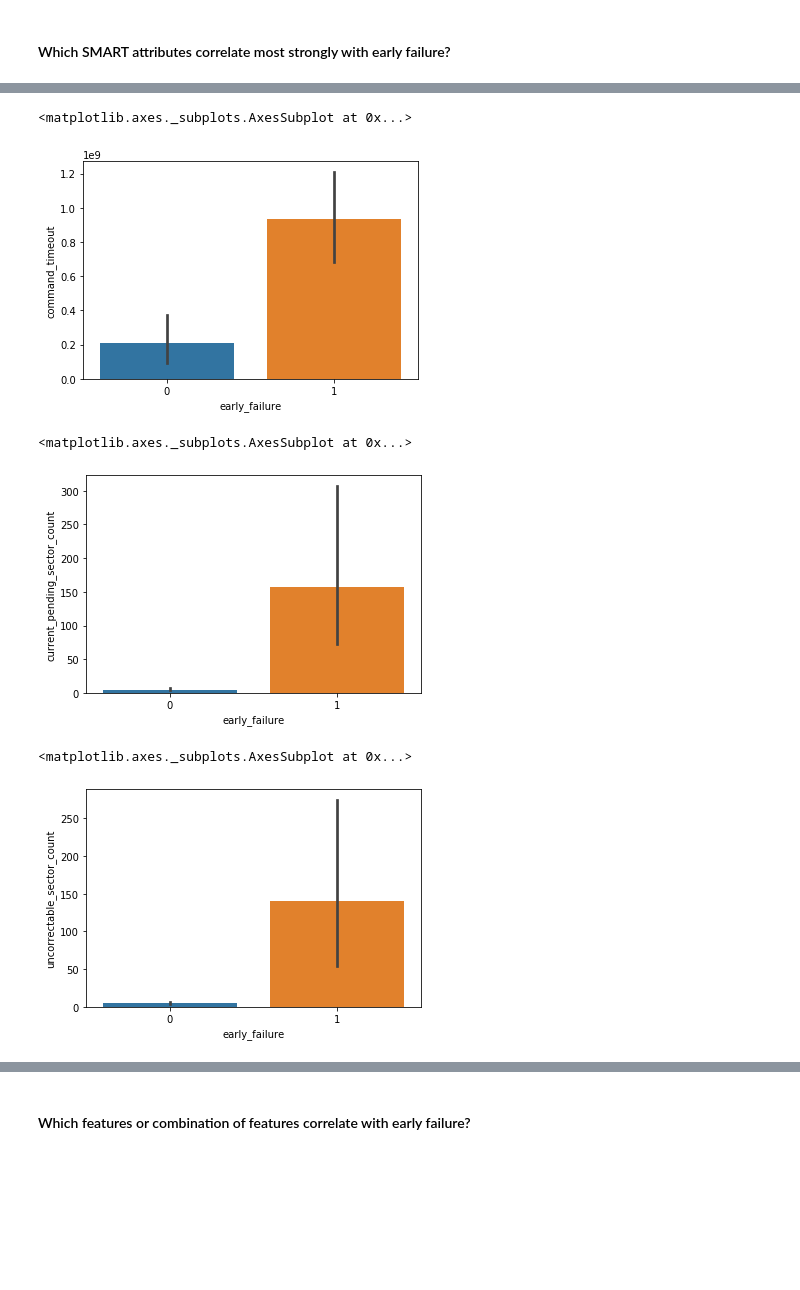
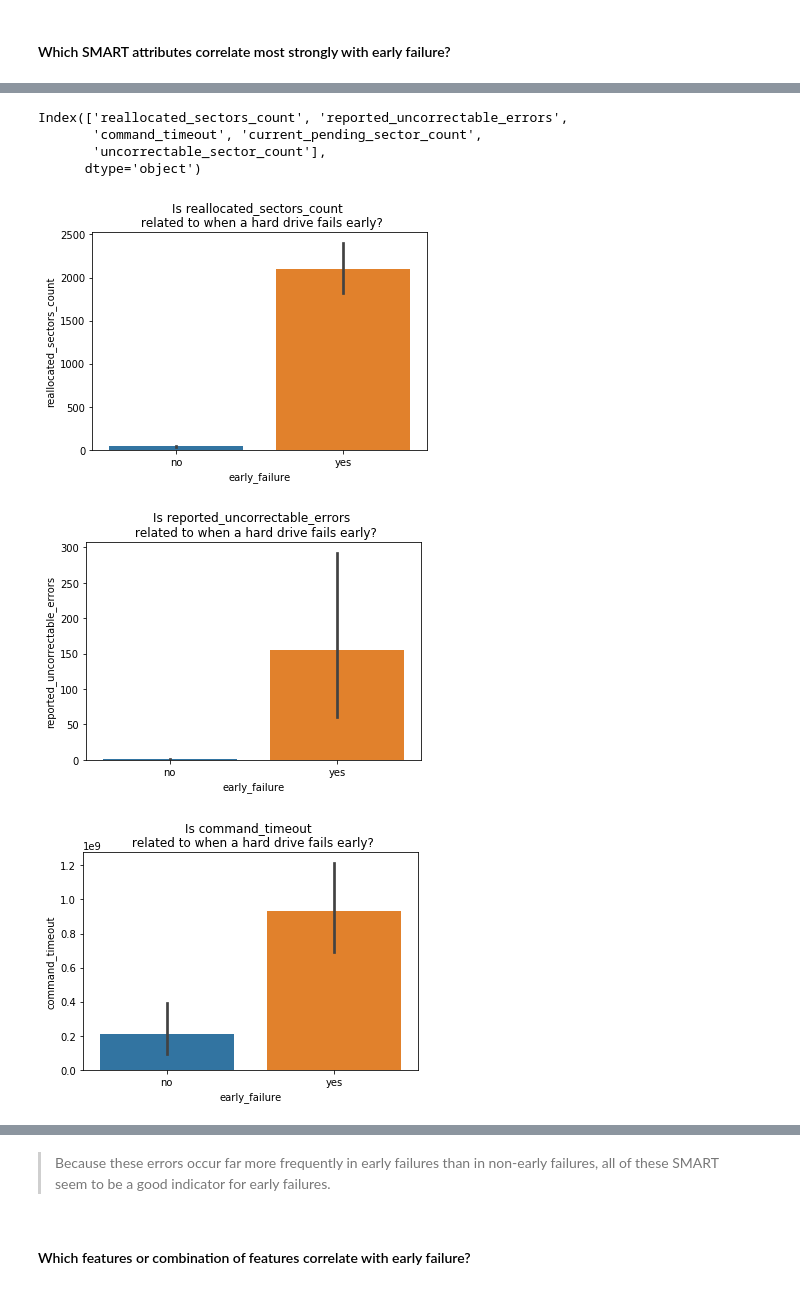
Before and after one commit to just-keep-spinning/hard-drive-project, a Jupyter notebook: hard_drive_pipeline.ipynb, the cells around one changed output, grey strips where cells are left out. Drawn from its saved outputs; the diff is of its cells as text; code cells hidden in the pictures; blank space fills up the shorter version.

```diff
--- a/hard_drive_pipeline.ipynb
+++ b/hard_drive_pipeline.ipynb
@@ -427,3 +425,2 @@ The `old_or_fail` function drops rows containing drives that have not failed and
 # %%
 df = explore.early_failure(df,1.6)
-df = prepare.old_or_fail(df,1.6)
@@ -439,3 +429,5 @@ See the caveats in the documentation: http://pandas.pydata.org/pandas-docs/stabl
+# %%
+df = explore.old_or_fail(df,1.6)
 # %%
 df.head()
 # %% [output]
@@ -462,15 +444,18 @@ sns.barplot(df.early_failure,df.reported_uncorrectable_errors)
-# %%
-sns.barplot(df.early_failure,df.command_timeout)
-# %% [output]
-<matplotlib.axes._subplots.AxesSubplot at 0x...>
-[figure, removed]
-# %%
-sns.barplot(df.early_failure,df.current_pending_sector_count)
-# %% [output]
-<matplotlib.axes._subplots.AxesSubplot at 0x...>
-[figure, removed]
-# %%
-sns.barplot(df.early_failure,df.uncorrectable_sector_count)
-# %% [output]
-<matplotlib.axes._subplots.AxesSubplot at 0x...>
-[figure, removed]
+# %%
+smart_stats_5 = df.columns[6:11]
+smart_stats_5
+# %% [output]
+Index(['reallocated_sectors_count', 'reported_uncorrectable_errors',
+       'command_timeout', 'current_pending_sector_count',
+       'uncorrectable_sector_count'],
+      dtype='object')
+# %%
+for stat in smart_stats_5:
+    sns.barplot(df.early_failure,df[stat])
+    plt.title("Is {} \n related to when a hard drive fails early?".format(stat))
+    plt.xticks([0,1],["no","yes"])
+    plt.show()
+# %% [output]
+[figure, added]
+[figure, added]
+[figure, added]
@@ -477,2 +464,4 @@ sns.barplot(df.early_failure,df.uncorrectable_sector_count)
+# %% [markdown]
+> Because these errors occur far more frequently in early failures than in non-early failures, all of these SMART seem to be a good indicator for early failures.
 # %% [markdown]
 #### Which features or combination of features correlate with early failure?
```
Also changed, not shown: parts of 43 cells of this notebook, 2 other files.
